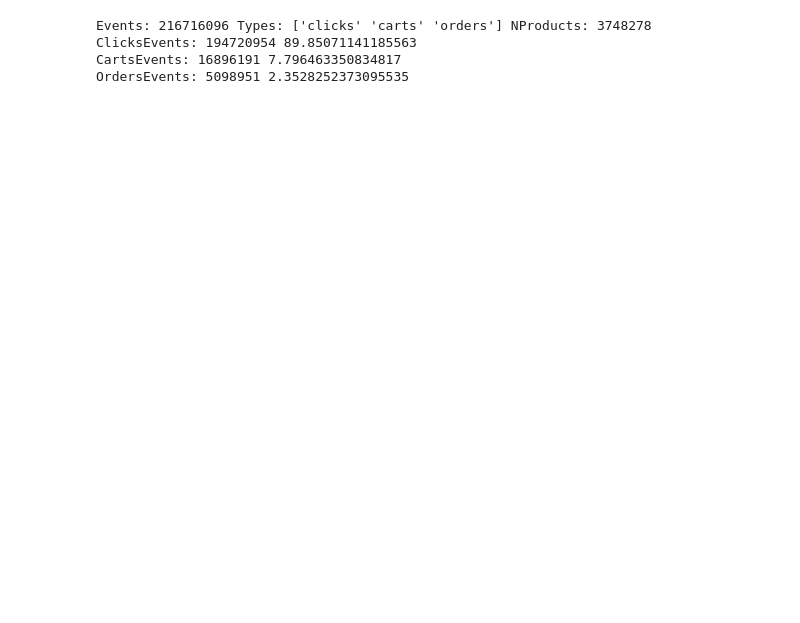
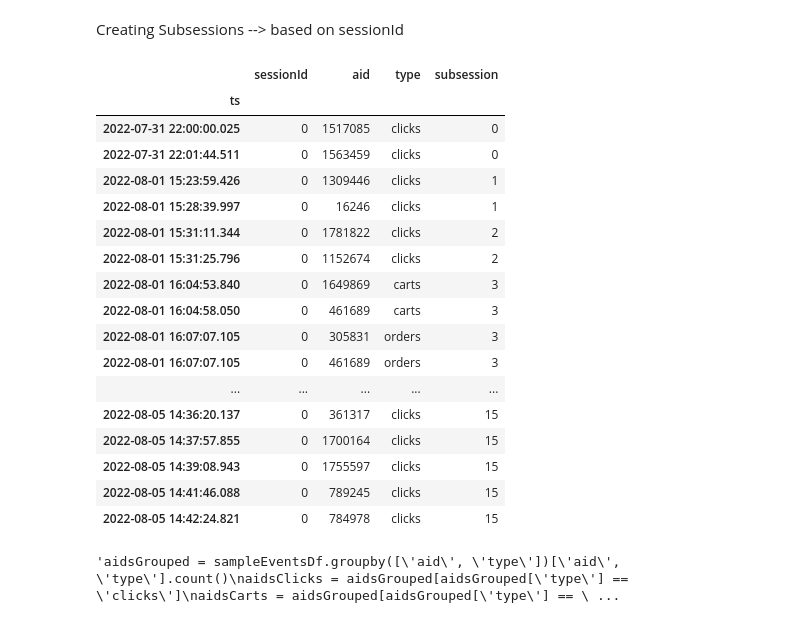
Before and after one commit to akrogv/exploracio-ml-python, a Jupyter notebook: Session_Based_Recommendation/Source/Notebooks/exploration.ipynb, the cells around one changed output. Drawn from its saved outputs; the diff is of its cells as text; code cells hidden in the pictures; blank space fills up the shorter version.

Commit message:
Created subsessions

```diff
--- a/Session_Based_Recommendation/Source/Notebooks/exploration.ipynb
+++ b/Session_Based_Recommendation/Source/Notebooks/exploration.ipynb
@@ -7,3 +9,3 @@ Error:
 # %%
-parquetDf = pq.ParquetDataset('data/')
+parquetDf = pq.ParquetDataset('/Users/gorkagamo/PycharmProjects/exploracio-ml-python/data')
 eventsDf = parquetDf.read().to_pandas()
@@ -14,0 +15,3 @@ aidsOrders = aidsGrouped[aidsGrouped['type'] == 'orders']
+# %%
+sampleEventsDf = eventsDf.head(n=1000000)
+sampleEventsDf.head()
@@ -15,18 +77,44 @@ aidsOrders = aidsGrouped[aidsGrouped['type'] == 'orders']
+# %% [markdown]
+Creating Subsessions --> based on sessionId
+# %%
+sampleEventsDf['subsession'] = (sampleEventsDf.groupby(['sessionId',pd.Grouper(freq='30min')]).ngroup())
+sampleEventsDf.head(50)
+# %% [output]
+|  | sessionId | aid | type | subsession |
+| ts |  |  |  |  |
+| 2022-07-31 22:00:00.025 | 0 | 1517085 | clicks | 0 |
+| 2022-07-31 22:01:44.511 | 0 | 1563459 | clicks | 0 |
+| 2022-08-01 15:23:59.426 | 0 | 1309446 | clicks | 1 |
+| 2022-08-01 15:28:39.997 | 0 | 16246 | clicks | 1 |
+| 2022-08-01 15:31:11.344 | 0 | 1781822 | clicks | 2 |
+| 2022-08-01 15:31:25.796 | 0 | 1152674 | clicks | 2 |
+| 2022-08-01 16:04:53.840 | 0 | 1649869 | carts | 3 |
+| 2022-08-01 16:04:58.050 | 0 | 461689 | carts | 3 |
+| 2022-08-01 16:07:07.105 | 0 | 305831 | orders | 3 |
+| 2022-08-01 16:07:07.105 | 0 | 461689 | orders | 3 |
+| ... | ... | ... | ... | ... |
+| 2022-08-05 14:36:20.137 | 0 | 361317 | clicks | 15 |
+| 2022-08-05 14:37:57.855 | 0 | 1700164 | clicks | 15 |
+| 2022-08-05 14:39:08.943 | 0 | 1755597 | clicks | 15 |
+| 2022-08-05 14:41:46.088 | 0 | 789245 | clicks | 15 |
+| 2022-08-05 14:42:24.821 | 0 | 784978 | clicks | 15 |
 # %%
+"""aidsGrouped = sampleEventsDf.groupby(['aid', 'type'])['aid', 'type'].count()
+aidsClicks = aidsGrouped[aidsGrouped['type'] == 'clicks']
+aidsCarts = aidsGrouped[aidsGrouped['type'] == 'carts']
+aidsOrders = aidsGrouped[aidsGrouped['type'] == 'orders']
 #EVENT DATA
-nevents = len(eventsDf)
-types = pd.unique(eventsDf['type'])
+nevents = len(sampleEventsDf)
+types = pd.unique(sampleEventsDf['type'])
 nAids = len(aidsGrouped)
 print("Events:", nevents, "Types:", types, 'NProducts:', nAids)
-clicksEv = eventsDf[eventsDf['type'] == 'clicks'].shape[0]
-cartsEv = eventsDf[eventsDf['type'] == 'carts'].shape[0]
-ordersEv = eventsDf[eventsDf['type'] == 'orders'].shape[0]
+clicksEv = eventsDf[sampleEventsDf['type'] == 'clicks'].shape[0]
+cartsEv = eventsDf[sampleEventsDf['type'] == 'carts'].shape[0]
+ordersEv = eventsDf[sampleEventsDf['type'] == 'orders'].shape[0]
 
-print("ClicksEvents:", clicksEv, str((clicksEv/nevents)*100).format(':%'))
-print("CartsEvents:", cartsEv, str((cartsEv/nevents)*100).format(':%'))
-print("OrdersEvents:", ordersEv, str((ordersEv/nevents)*100).format(':%'))
+print("ClicksEvents:", clicksEv, str((clicksEv/nevents)*100))
+print("CartsEvents:", cartsEv, str((cartsEv/nevents)*100))
+print("OrdersEvents:", ordersEv, str((ordersEv/nevents)*100))
+"""
 # %% [output]
-Events: 216716096 Types: ['clicks' 'carts' 'orders'] NProducts: 3748278
-ClicksEvents: 194720954 89.85071141185563
-CartsEvents: 16896191 7.796463350834817
-OrdersEvents: 5098951 2.3528252373095535
+'aidsGrouped = sampleEventsDf.groupby([\'aid\', \'type\'])[\'aid\', \'type\'].count()\naidsClicks = aidsGrouped[aidsGrouped[\'type\'] == \'clicks\']\naidsCarts = aidsGrouped[aidsGrouped[\'type\'] == \ ...
```
Also changed, not shown: parts of 10 cells of this notebook, 1 other file.
